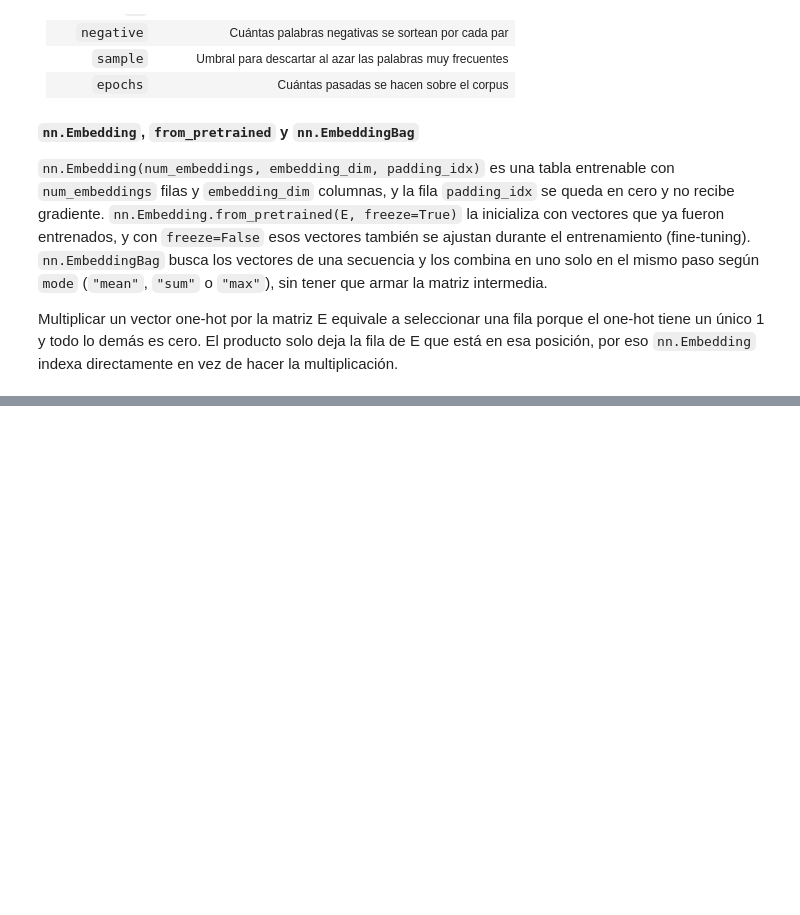
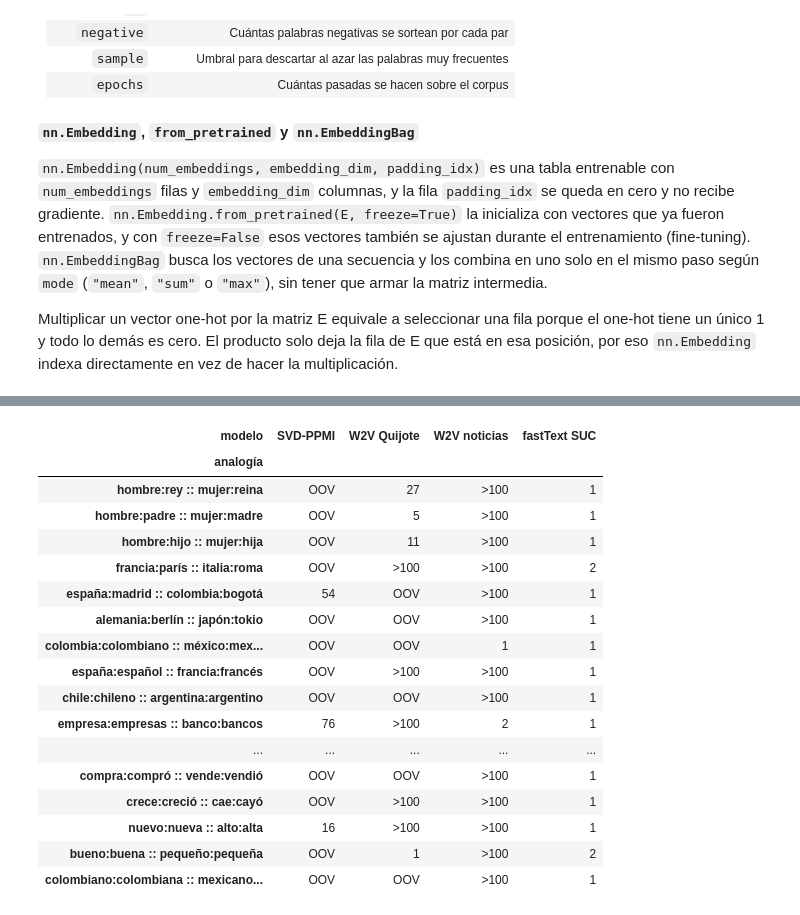
Before and after one commit to MrCifristo/NaturalLanguageProcessing, a Jupyter notebook: lab9-nlp/lab9.ipynb, the cells around one changed output, grey strips where cells are left out. Saved outputs shown, nothing was run; the diff lists cells and outputs as text; code cells hidden in the pictures; blank space fills up the shorter version.

```diff
--- a/lab9-nlp/lab9.ipynb
+++ b/lab9-nlp/lab9.ipynb
@@ -543,0 +779,20 @@ Multiplicar un vector one-hot por la matriz E equivale a seleccionar una fila po
+# %%
+# --- 5.3 Analogías, a es a b como c es a ? ---
+def analogia(kv, a, b, c, k=5, excluir=True):
+    """Vector b − a + c sobre vectores normalizados; devuelve las k más cercanas."""
+    V = kv.get_normed_vectors()
+    u = lambda w: V[kv.key_to_index[w]]
+    objetivo = u(b) - u(a) + u(c)
+    sims = V @ (objetivo / norm(objetivo))
+    orden = np.argsort(-sims)
+    fuera = {a, b, c} if excluir else set()
+    return [(kv.index_to_key[i], float(sims[i])) for i in orden[:k + 3]
+            if kv.index_to_key[i] not in fuera][:k]
+
+
+for a, b, c in [("hombre", "rey", "mujer"), ("españa", "madrid", "francia")]:
+    propio = [w for w, _ in analogia(suc, a, b, c)]
+    de_gensim = [w for w, _ in suc.most_similar(positive=[b, c], negative=[a], topn=5)]
+    print(f"{a} : {b} :: {c} : ?")
+    print(f"   propio {propio}")
+    print(f"   gensim {de_gensim}  iguales: {propio == de_gensim}")
@@ -543,0 +806,61 @@ Multiplicar un vector one-hot por la matriz E equivale a seleccionar una fila po
+# %%
+# --- 5.3 (cont.) Analogías propias, seis tipos ---
+ANALOGIAS = [
+    ("género", "hombre", "rey", "mujer", "reina"),
+    ("género", "hombre", "padre", "mujer", "madre"),
+    ("género", "hombre", "hijo", "mujer", "hija"),
+    ("país–capital", "francia", "parís", "italia", "roma"),
+    ("país–capital", "españa", "madrid", "colombia", "bogotá"),
+    ("país–capital", "alemania", "berlín", "japón", "tokio"),
+    ("país–gentilicio", "colombia", "colombiano", "méxico", "mexicano"),
+    ("país–gentilicio", "españa", "español", "francia", "francés"),
+    ("país–gentilicio", "chile", "chileno", "argentina", "argentino"),
+    ("singular–plural", "empresa", "empresas", "banco", "bancos"),
+    ("singular–plural", "mercado", "mercados", "país", "países"),
+    ("singular–plural", "precio", "precios", "año", "años"),
+    ("tiempo verbal", "comía", "comerá", "vivía", "vivirá"),
+    ("tiempo verbal", "compra", "compró", "vende", "vendió"),
+    ("tiempo verbal", "crece", "creció", "cae", "cayó"),
+    ("adjetivo m–f", "nuevo", "nueva", "alto", "alta"),
+    ("adjetivo m–f", "bueno", "buena", "pequeño", "pequeña"),
+    ("adjetivo m–f", "colombiano", "colombiana", "mexicano", "mexicana"),
+]
+
+
+def posicion(kv, a, b, c, d, n=100):
+    if not all(w in kv for w in (a, b, c, d)):
+        return None, "OOV"
+    palabras = [w for w, _ in analogia(kv, a, b, c, k=n)]
+    return palabras[:5], palabras.index(d) + 1 if d in palabras else f">{n}"
+
+
+resultados = []
+for tipo, a, b, c, d in ANALOGIAS:
+    for nombre, m in MODELOS.items():
+        top5, pos = posicion(m, a, b, c, d)
+        resultados.append({"tipo": tipo, "analogía": f"{a}:{b} :: {c}:{d}", "modelo": nombre,
+                           "top 5": ", ".join(top5) if top5 else "—", "posición": pos})
+res_analogias = pd.DataFrame(resultados)
+
+# Posición de la respuesta correcta en cada modelo (el top 5 completo está en res_analogias).
+res_analogias.pivot(index="analogía", columns="modelo", values="posición").reindex(
+    [f"{a}:{b} :: {c}:{d}" for _, a, b, c, d in ANALOGIAS])
+# %% [output]
+| modelo | SVD-PPMI | W2V Quijote | W2V noticias | fastText SUC |
+| analogía |  |  |  |  |
+| hombre:rey :: mujer:reina | OOV | 27 | >100 | 1 |
+| hombre:padre :: mujer:madre | OOV | 5 | >100 | 1 |
+| hombre:hijo :: mujer:hija | OOV | 11 | >100 | 1 |
+| francia:parís :: italia:roma | OOV | >100 | >100 | 2 |
+| españa:madrid :: colombia:bogotá | 54 | OOV | >100 | 1 |
+| alemania:berlín :: japón:tokio | OOV | OOV | >100 | 1 |
+| colombia:colombiano :: méxico:mex... | OOV | OOV | 1 | 1 |
+| españa:español :: francia:francés | OOV | >100 | >100 | 1 |
+| chile:chileno :: argentina:argentino | OOV | OOV | >100 | 1 |
+| empresa:empresas :: banco:bancos | 76 | >100 | 2 | 1 |
+| ... | ... | ... | ... | ... |
+| compra:compró :: vende:vendió | OOV | OOV | >100 | 1 |
+| crece:creció :: cae:cayó | OOV | >100 | >100 | 1 |
+| nuevo:nueva :: alto:alta | 16 | >100 | >100 | 1 |
+| bueno:buena :: pequeño:pequeña | OOV | 1 | >100 | 2 |
+| colombiano:colombiana :: mexicano... | OOV | OOV | >100 | 1 |
```
Also changed, not shown: parts of 29 cells of this notebook, 6 other files.
